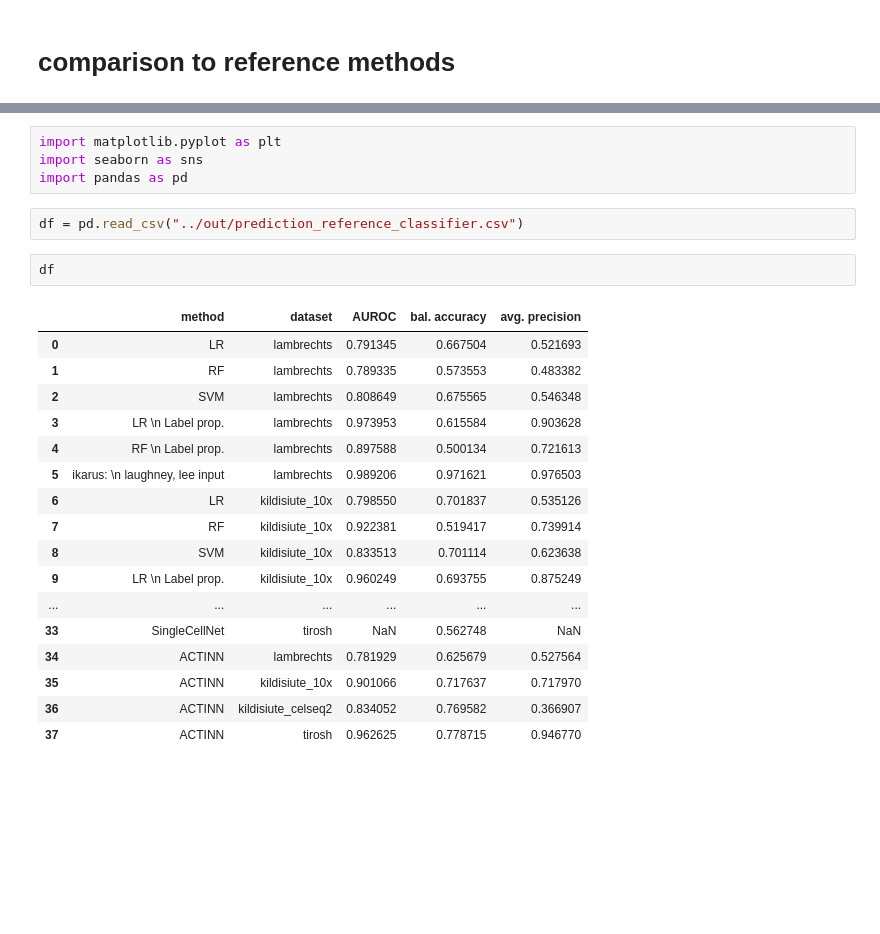
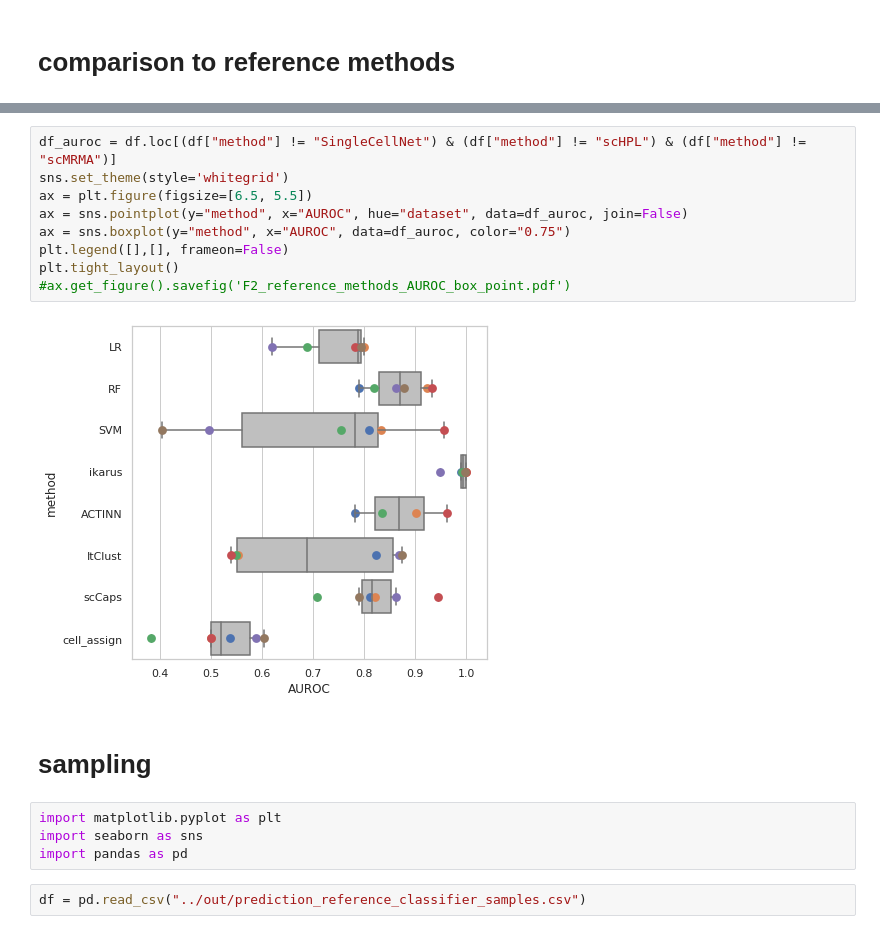
Before and after one commit to BIMSBbioinfo/ikarus---auxiliary, a Jupyter notebook: part_1/f2/make_f2.ipynb, the cells around one changed output, grey strips where cells are left out. Drawn from its saved outputs; the diff is of its cells as text; blank space fills up the shorter version.

```diff
--- a/part_1/f2/make_f2.ipynb
+++ b/part_1/f2/make_f2.ipynb
@@ -208,26 +371,19 @@ weighted avg       0.99      0.99      0.99     13281
+# %%
+df_auroc = df.loc[(df["method"] != "SingleCellNet") & (df["method"] != "scHPL") & (df["method"] != "scMRMA")]
+sns.set_theme(style='whitegrid')
+ax = plt.figure(figsize=[6.5, 5.5])
+ax = sns.pointplot(y="method", x="AUROC", hue="dataset", data=df_auroc, join=False)
+ax = sns.boxplot(y="method", x="AUROC", data=df_auroc, color="0.75")
+plt.legend([],[], frameon=False)
+plt.tight_layout()
+#ax.get_figure().savefig('F2_reference_methods_AUROC_box_point.pdf')
+# %% [output]
+[figure, added]
+# %% [markdown]
+# sampling
 # %%
 import matplotlib.pyplot as plt
 import seaborn as sns
 import pandas as pd
 # %%
-df = pd.read_csv("../out/prediction_reference_classifier.csv")
+df = pd.read_csv("../out/prediction_reference_classifier_samples.csv")
-# %%
-df
-# %% [output]
-|  | method | dataset | AUROC | bal. accuracy | avg. precision |
-| 0 | LR | lambrechts | 0.791345 | 0.667504 | 0.521693 |
-| 1 | RF | lambrechts | 0.789335 | 0.573553 | 0.483382 |
-| 2 | SVM | lambrechts | 0.808649 | 0.675565 | 0.546348 |
-| 3 | LR \n Label prop. | lambrechts | 0.973953 | 0.615584 | 0.903628 |
-| 4 | RF \n Label prop. | lambrechts | 0.897588 | 0.500134 | 0.721613 |
-| 5 | ikarus: \n laughney, lee input | lambrechts | 0.989206 | 0.971621 | 0.976503 |
-| 6 | LR | kildisiute_10x | 0.798550 | 0.701837 | 0.535126 |
-| 7 | RF | kildisiute_10x | 0.922381 | 0.519417 | 0.739914 |
-| 8 | SVM | kildisiute_10x | 0.833513 | 0.701114 | 0.623638 |
-| 9 | LR \n Label prop. | kildisiute_10x | 0.960249 | 0.693755 | 0.875249 |
-| ... | ... | ... | ... | ... | ... |
-| 33 | SingleCellNet | tirosh | NaN | 0.562748 | NaN |
-| 34 | ACTINN | lambrechts | 0.781929 | 0.625679 | 0.527564 |
-| 35 | ACTINN | kildisiute_10x | 0.901066 | 0.717637 | 0.717970 |
-| 36 | ACTINN | kildisiute_celseq2 | 0.834052 | 0.769582 | 0.366907 |
-| 37 | ACTINN | tirosh | 0.962625 | 0.778715 | 0.946770 |
```
Also changed, not shown: parts of 37 cells of this notebook, 26 other files.
